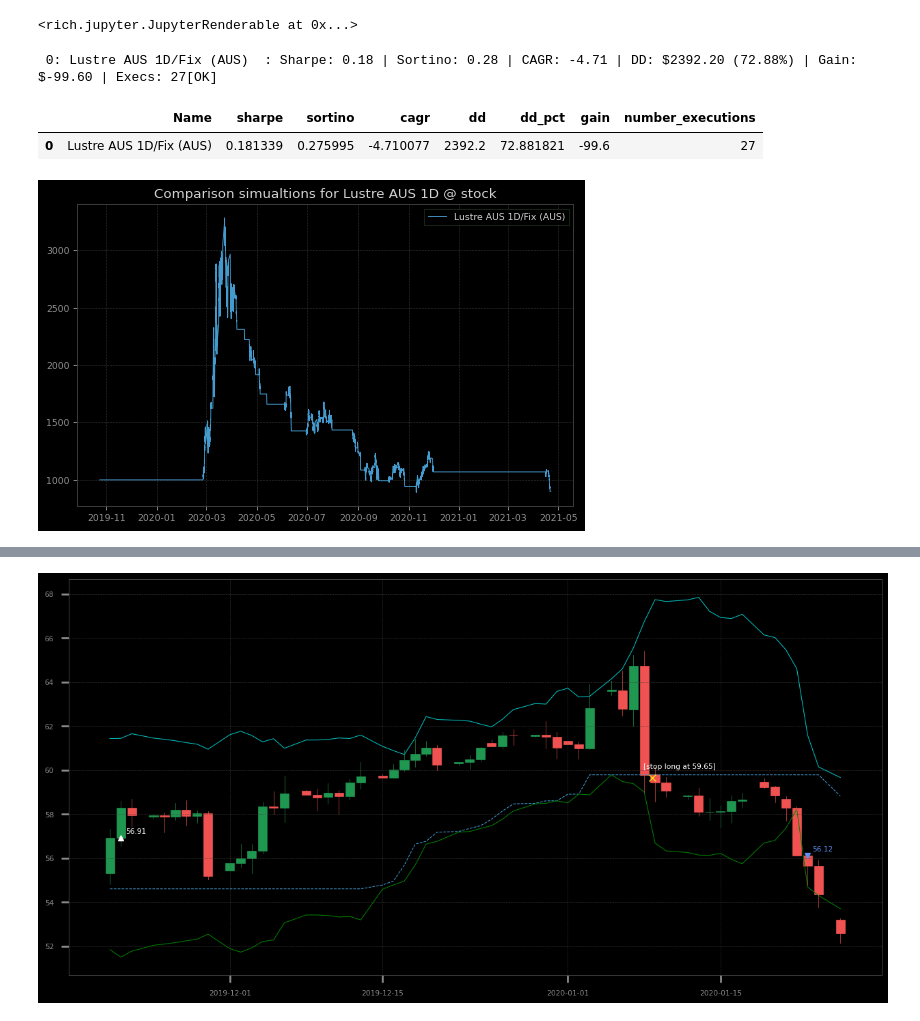
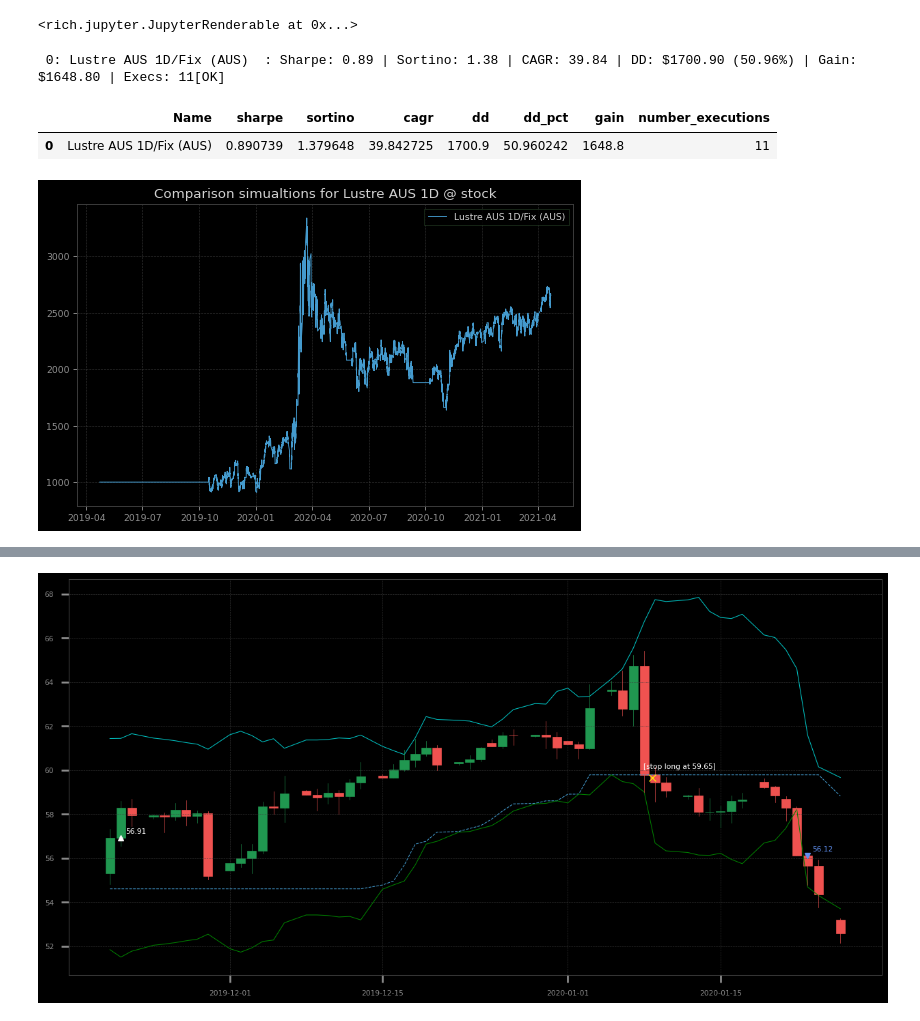
Before and after one commit to dmarienko/Lustre, a Jupyter notebook: models/2.1 Validation.ipynb, the cells around one changed output, grey strips where cells are left out. Cells and saved outputs as stored; diff of their text form; code cells hidden in the pictures.

```diff
--- a/models/2.1 Validation.ipynb
+++ b/models/2.1 Validation.ipynb
@@ -18,17 +15,17 @@ import seaborn as sns
 # %%
 md = load_data('amp:AUS200')
 # %%
-lbr = q.SingleInstrumentComposer(Lustre('1d', 14, 0.75, 150, 10)).fit(md.ticks())
+lbr = q.SingleInstrumentComposer(Lustre('1d', 14, 0.5, 150, 10)).fit(md.ticks())
 # %%
-r_xti = q.simulation({
-    'Fix (AUS)': [lbr, RADChandelier(1, '1d', 12, 3, debug=False)],
+r = q.simulation({
+    'Fix (AUS)': [lbr, RADChandelier(1, '1d', 22, 5, debug=False)],
 }, md['AUS200'].ohlcs('1h'), 'stock', 'Lustre AUS 1D', spreads=0)
 # %%
-r_xti.report(1000)
+r.report(1000)
 # %% [output]
- 0: Lustre AUS 1D/Fix (AUS)  : Sharpe: 0.18 | Sortino: 0.28 | CAGR: -4.71 | DD: $2392.20 (72.88%) | Gain: $-99.60 | Execs: 27[OK]
+ 0: Lustre AUS 1D/Fix (AUS)  : Sharpe: 0.89 | Sortino: 1.38 | CAGR: 39.84 | DD: $1700.90 (50.96%) | Gain: $1648.80 | Execs: 11[OK]
 |  | Name | sharpe | sortino | cagr | dd | dd_pct | gain | number_executions |
-| 0 | Lustre AUS 1D/Fix (AUS) | 0.181339 | 0.275995 | -4.710077 | 2392.2 | 72.881821 | -99.6 | 27 |
+| 0 | Lustre AUS 1D/Fix (AUS) | 0.890739 | 1.379648 | 39.842725 | 1700.9 | 50.960242 | 1648.8 | 11 |
-[figure, old version]
+[figure, new version]
 # %%
 td = pd.DataFrame.from_dict(z_load('RAD_test')['data'], orient='index')
```
Also changed, not shown: parts of 4 cells of this notebook, 11 other files.
